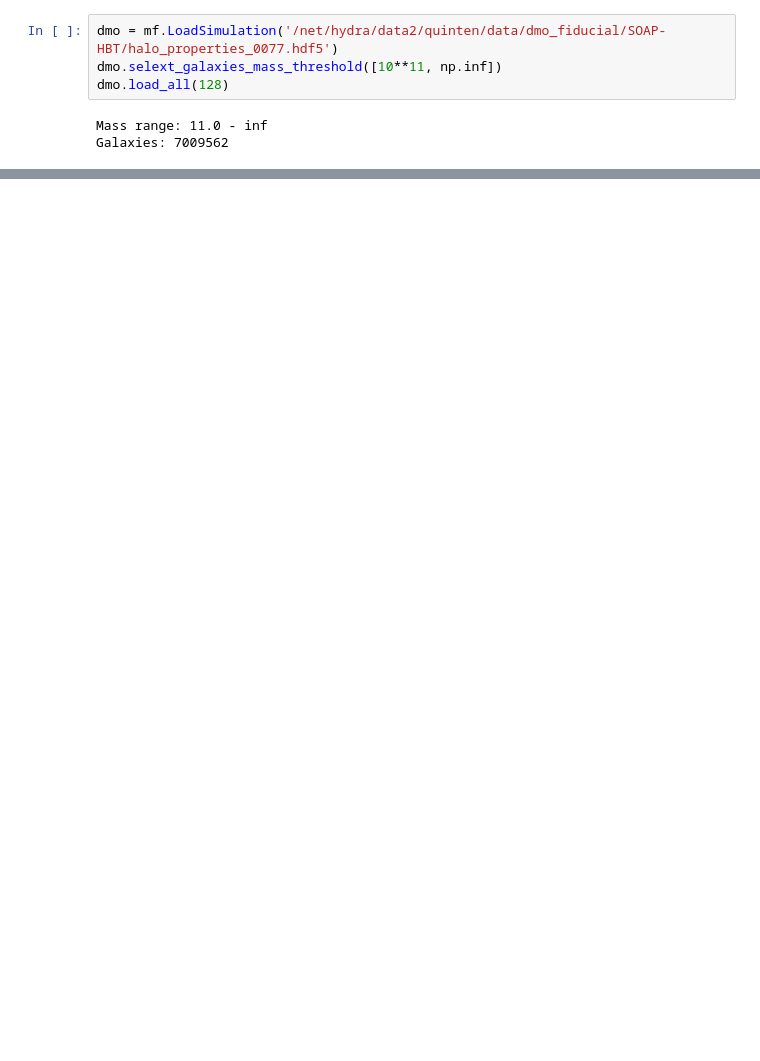
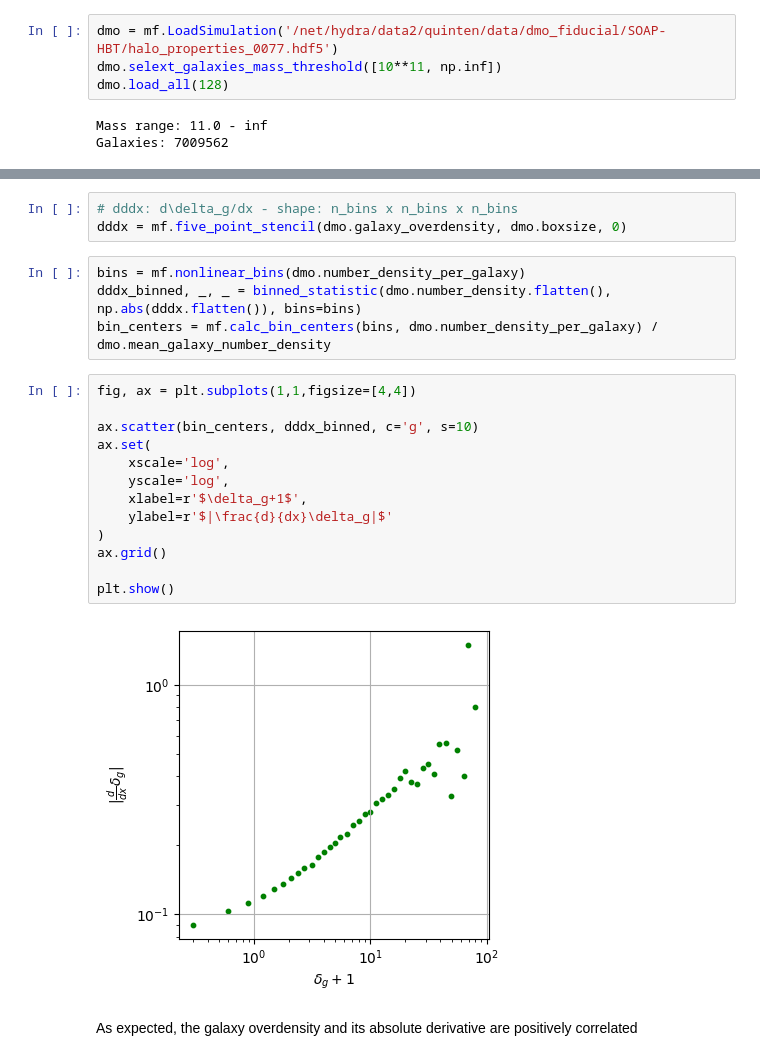
Before and after one commit to Quinten313/MRP, a Jupyter notebook: scripts/modeling_velocities.ipynb, the cells around one changed output, grey strips where cells are left out. Drawn from its saved outputs; the diff is of its cells as text; blank space fills up the shorter version.

```diff
--- a/scripts/modeling_velocities.ipynb
+++ b/scripts/modeling_velocities.ipynb
@@ -50,0 +61,24 @@ plt.show()
+# %%
+# dddx: d\delta_g/dx - shape: n_bins x n_bins x n_bins
+dddx = mf.five_point_stencil(dmo.galaxy_overdensity, dmo.boxsize, 0)
+# %%
+bins = mf.nonlinear_bins(dmo.number_density_per_galaxy)
+dddx_binned, _, _ = binned_statistic(dmo.number_density.flatten(), np.abs(dddx.flatten()), bins=bins)
+bin_centers = mf.calc_bin_centers(bins, dmo.number_density_per_galaxy) / dmo.mean_galaxy_number_density
+# %%
+fig, ax = plt.subplots(1,1,figsize=[4,4])
+
+ax.scatter(bin_centers, dddx_binned, c='g', s=10)
+ax.set(
+    xscale='log',
+    yscale='log',
+    xlabel=r'$\delta_g+1$',
+    ylabel=r'$|\frac{d}{dx}\delta_g|$'
+)
+ax.grid()
+
+plt.show()
+# %% [output]
+[figure, added]
+# %% [markdown]
+As expected, the galaxy overdensity and its absolute derivative are positively correlated
```
Also changed, not shown: parts of 27 cells of this notebook.
